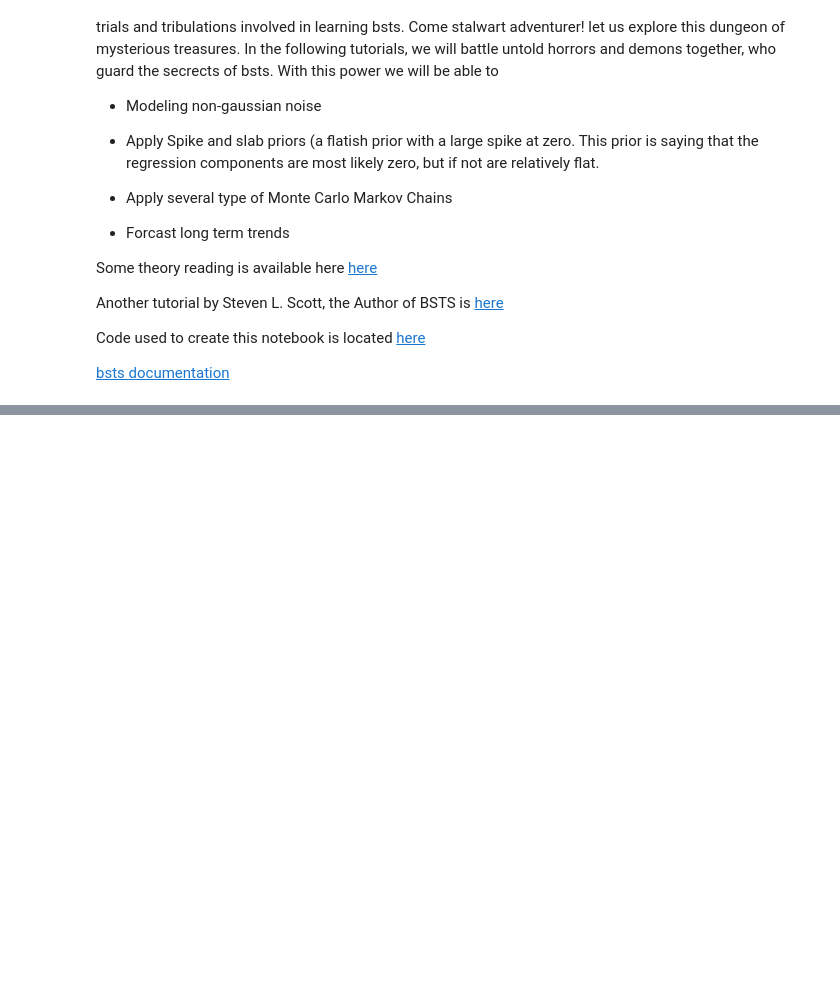
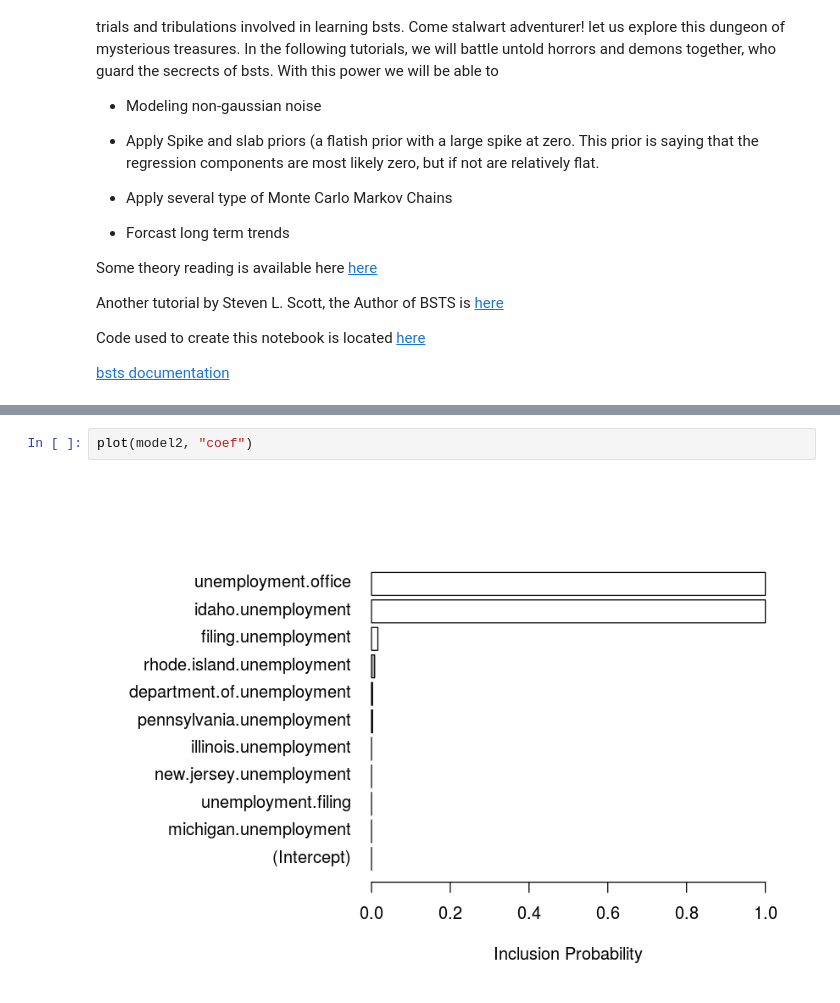
Before and after one commit to asbates/bayes-time-series, a Jupyter notebook: bsts-tutorial-Implementation.ipynb, the cells around one changed output, grey strips where cells are left out. Drawn from its saved outputs; the diff is of its cells as text; blank space fills up the shorter version.

```diff
--- a/bsts-tutorial-Implementation.ipynb
+++ b/bsts-tutorial-Implementation.ipynb
@@ -160,0 +216,4 @@ Code used to create this notebook is located [here](https://github.com/asbates/b
+# %%
+plot(model2, "coef")
+# %% [output]
+[figure, added]
```
Also changed, not shown: parts of 24 cells of this notebook, 5 other files.
